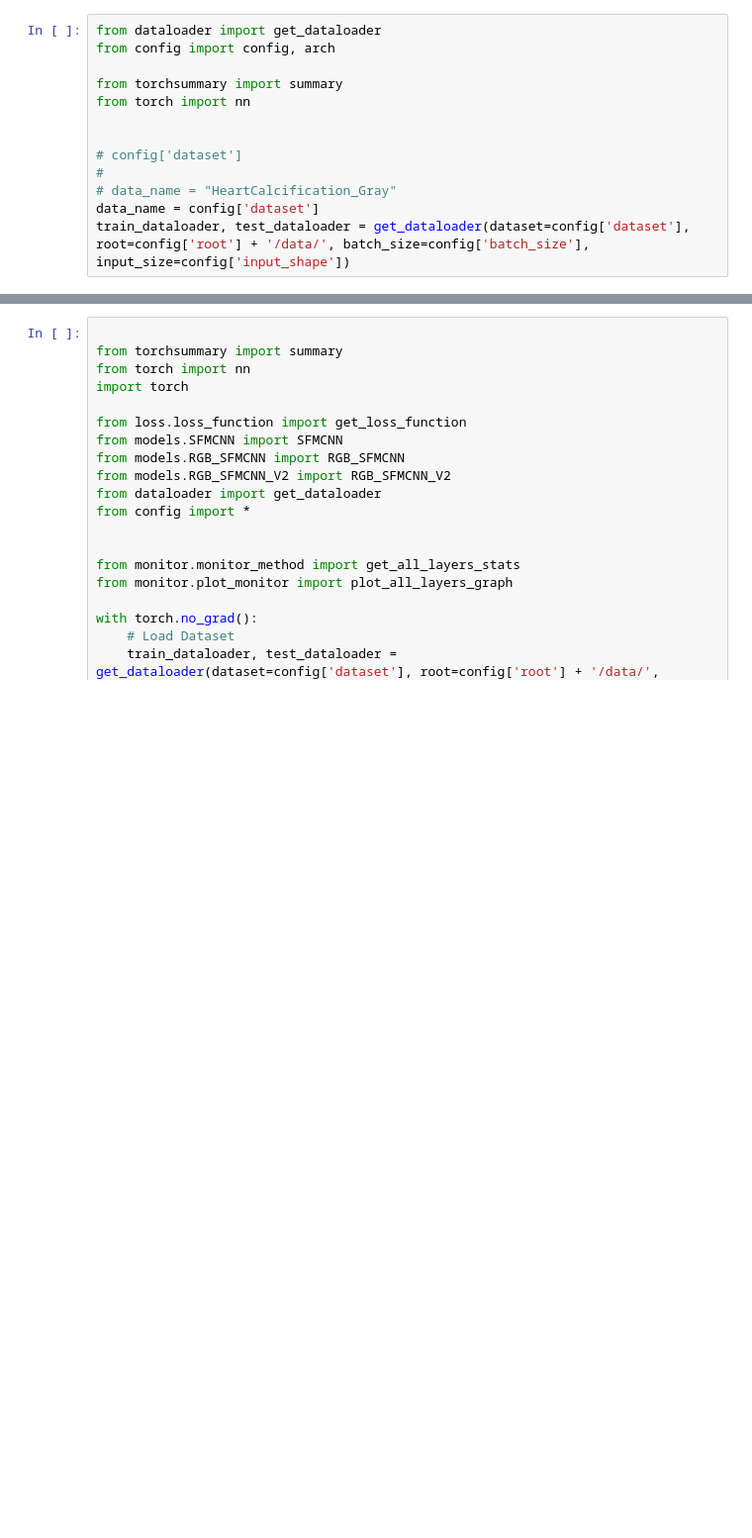
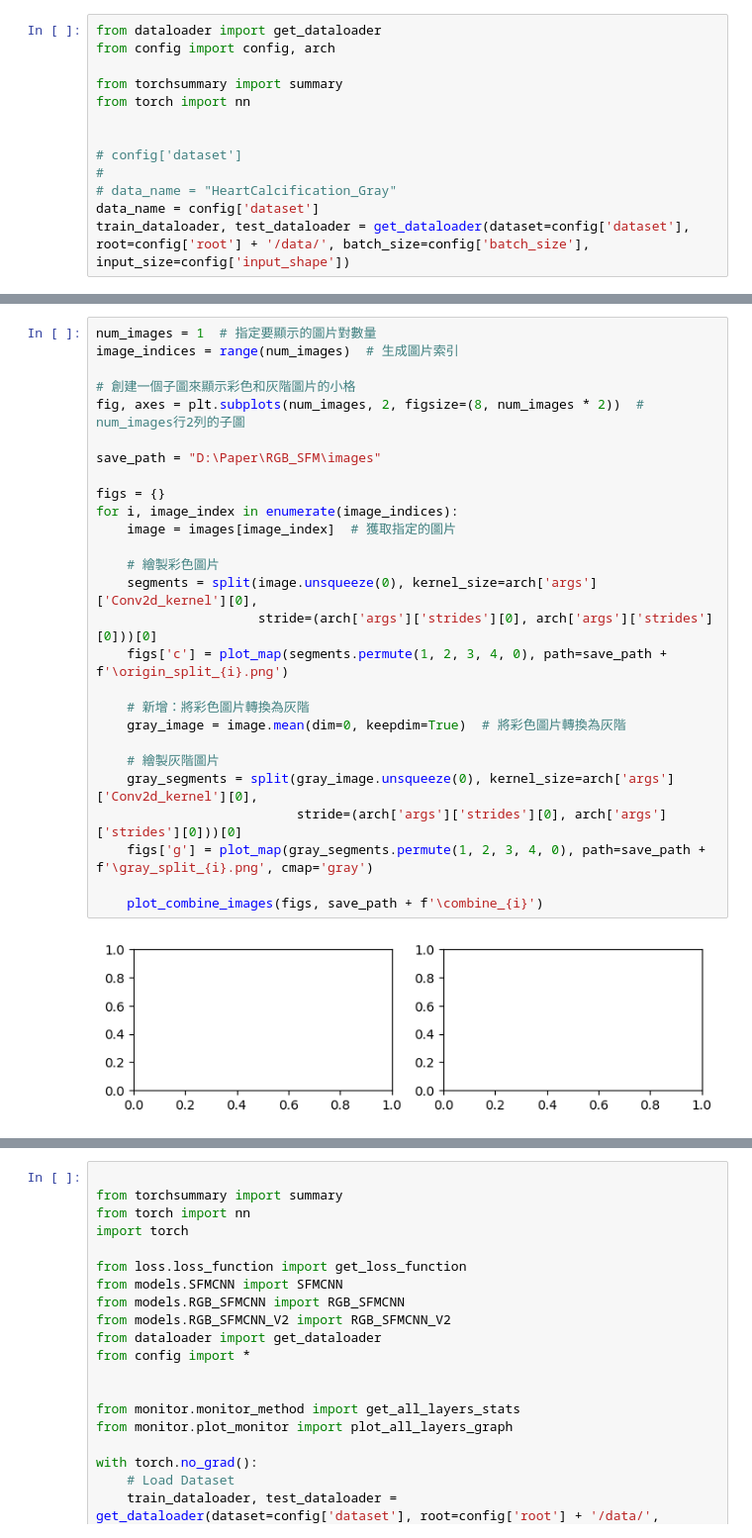
Before and after one commit to Cobra30621/RGB_SFM_V2, a Jupyter notebook: free_research.ipynb, the cells around one changed output, grey strips where cells are left out. Shown at 99% size. Drawn from its saved outputs; the diff is of its cells as text; blank space fills up the shorter version.

```diff
--- a/free_research.ipynb
+++ b/free_research.ipynb
@@ -281,0 +301,29 @@ plt.show()
+# %%
+num_images = 1  # 指定要顯示的圖片對數量
+image_indices = range(num_images)  # 生成圖片索引
+
+# 創建一個子圖來顯示彩色和灰階圖片的小格
+fig, axes = plt.subplots(num_images, 2, figsize=(8, num_images * 2))  # num_images行2列的子圖
+
+save_path = "D:\Paper\RGB_SFM\images"
+
+figs = {}
+for i, image_index in enumerate(image_indices):
+    image = images[image_index]  # 獲取指定的圖片
+
+    # 繪製彩色圖片
+    segments = split(image.unsqueeze(0), kernel_size=arch['args']['Conv2d_kernel'][0],
+                     stride=(arch['args']['strides'][0], arch['args']['strides'][0]))[0]
+    figs['c'] = plot_map(segments.permute(1, 2, 3, 4, 0), path=save_path + f'\origin_split_{i}.png')
+
+    # 新增：將彩色圖片轉換為灰階
+    gray_image = image.mean(dim=0, keepdim=True)  # 將彩色圖片轉換為灰階
+
+    # 繪製灰階圖片
+    gray_segments = split(gray_image.unsqueeze(0), kernel_size=arch['args']['Conv2d_kernel'][0],
+                          stride=(arch['args']['strides'][0], arch['args']['strides'][0]))[0]
+    figs['g'] = plot_map(gray_segments.permute(1, 2, 3, 4, 0), path=save_path + f'\gray_split_{i}.png', cmap='gray')
+
+    plot_combine_images(figs, save_path + f'\combine_{i}')
+# %% [output]
+[figure, added]
```
Also changed, not shown: parts of 6 cells of this notebook, 12 other files.
